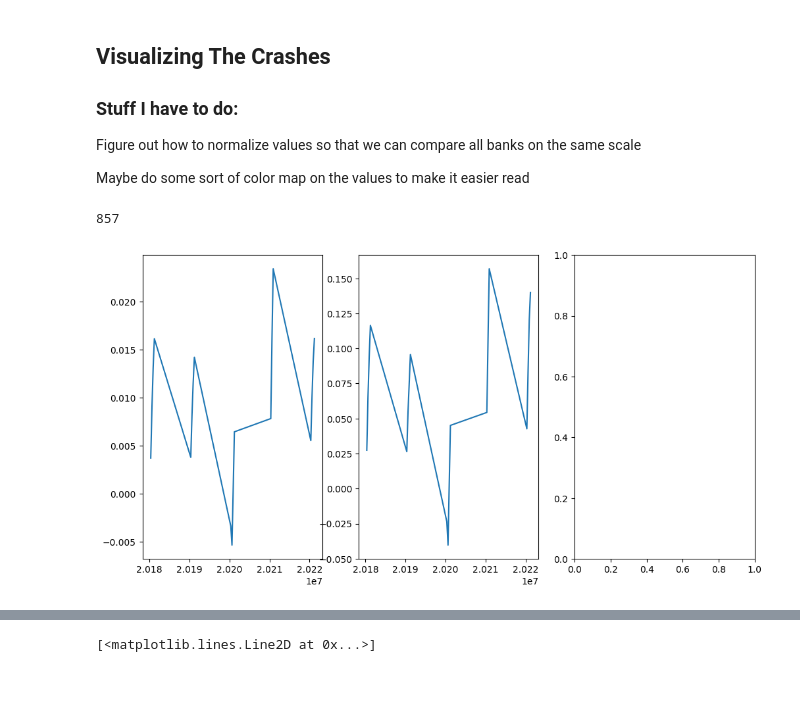
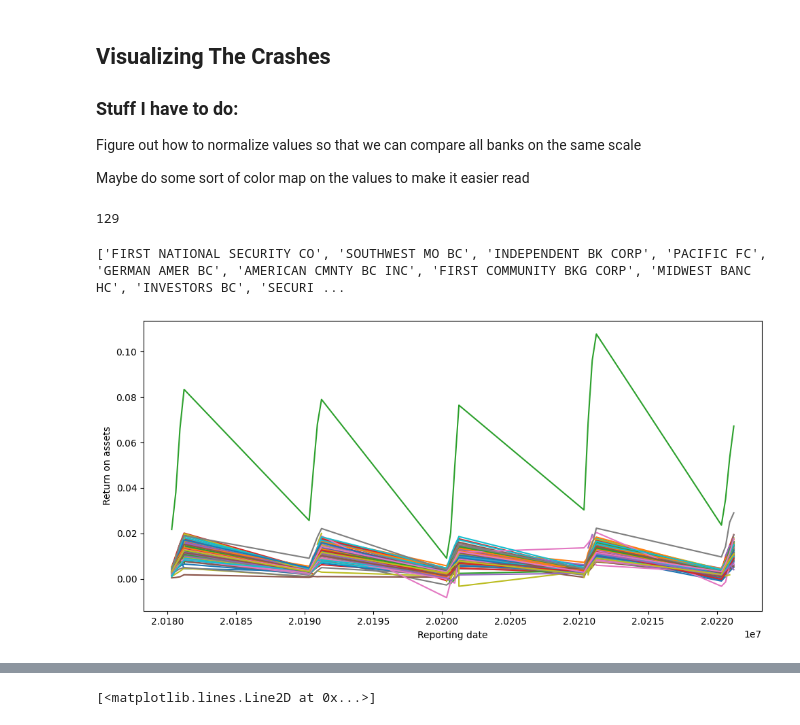
Before and after one commit to jmanacid1/DSE-Project, a Jupyter notebook: Visualize_Crash.ipynb, the cells around one changed output, grey strips where cells are left out. Cells and saved outputs as stored; diff of their text form; code cells hidden in the pictures; blank space fills up the shorter version.

Commit message:
Get all banks graphed

```diff
--- a/Visualize_Crash.ipynb
+++ b/Visualize_Crash.ipynb
@@ -42,7 +44,7 @@ Maybe do some sort of color map on the values to make it easier read
 # %%
 #Find the HCs that have data for all quarters
 
-quarters = set(df['REPORTING DATE (CC;YR;MO;DA): RSSD9999'])
+quarters = set(df2['REPORTING DATE (CC;YR;MO;DA): RSSD9999'])
 
 def check_quarters(df,bank,quarters):
     HC_df = df[['ENTITY SHORT NAME: RSSD9010','REPORTING DATE (CC;YR;MO;DA): RSSD9999']][df['ENTITY SHORT NAME: RSSD9010'] == bank]
@@ -55,22 +57,34 @@ def check_quarters(df,bank,quarters):
 
 full_quarter_banks = []
 
-for bank in set(df['ENTITY SHORT NAME: RSSD9010']):
-    if check_quarters(df,bank,quarters):
+for bank in set(df2['ENTITY SHORT NAME: RSSD9010']):
+    if check_quarters(df2,bank,quarters):
         full_quarter_banks.append(bank)
 
 print(len(full_quarter_banks))
 # %% [output]
-857
+129
-# %%
-columns_we_want = ['return_on_assets','return_on_equity','non_performing_loan_ratio','REPORTING DATE (CC;YR;MO;DA): RSSD9999']
-values = ['return_on_assets','return_on_equity','non_performing_loan_ratio']
-vis_df = df2[columns_we_want][df2['ENTITY SHORT NAME: RSSD9010'] == 'CAPITAL ONE FC']
-
-fig, axes = plt.subplots(ncols=3, figsize = (12,6))
-axes[0].plot(vis_df['REPORTING DATE (CC;YR;MO;DA): RSSD9999'], vis_df['return_on_assets'])
-axes[1].plot(vis_df['REPORTING DATE (CC;YR;MO;DA): RSSD9999'], vis_df['return_on_equity'])
-#axes[2].plot(vis_df['REPORTING DATE (CC;YR;MO;DA): RSSD9999'], vis_df['TIER 1 RISK-BASED CAPITAL RATIO: BHCK7206'])
-plt.show()
-# %% [output]
-[figure, removed]
+# %%
+print(full_quarter_banks[0:10])
+# %% [output]
+['FIRST NATIONAL SECURITY CO', 'SOUTHWEST MO BC', 'INDEPENDENT BK CORP', 'PACIFIC FC', 'GERMAN AMER BC', 'AMERICAN CMNTY BC INC', 'FIRST COMMUNITY BKG CORP', 'MIDWEST BANC HC', 'INVESTORS BC', 'SECURI ...
+# %%
+columns_we_want = ['return_on_assets','return_on_equity','non_performing_loan_ratio','REPORTING DATE (CC;YR;MO;DA): RSSD9999','ENTITY SHORT NAME: RSSD9010']
+values = ['return_on_assets','return_on_equity','non_performing_loan_ratio']
+vis_df = df2[columns_we_want][df2['ENTITY SHORT NAME: RSSD9010'].isin(full_quarter_banks)]
+
+fig, ax = plt.subplots(figsize=(10, 5))
+
+for name, group in vis_df.groupby('ENTITY SHORT NAME: RSSD9010'):
+    ax.plot(
+        group['REPORTING DATE (CC;YR;MO;DA): RSSD9999'],
+        group['return_on_assets'],
+        label=name,          # <- each line gets its own label
+    )
+
+ax.set_xlabel('Reporting date')
+ax.set_ylabel('Return on assets')
+#ax.legend(title='Entity')    # show the labels
+fig.tight_layout()
+# %% [output]
+[figure, added]
```
Also changed, not shown: parts of 2 cells of this notebook, 1 other file.
